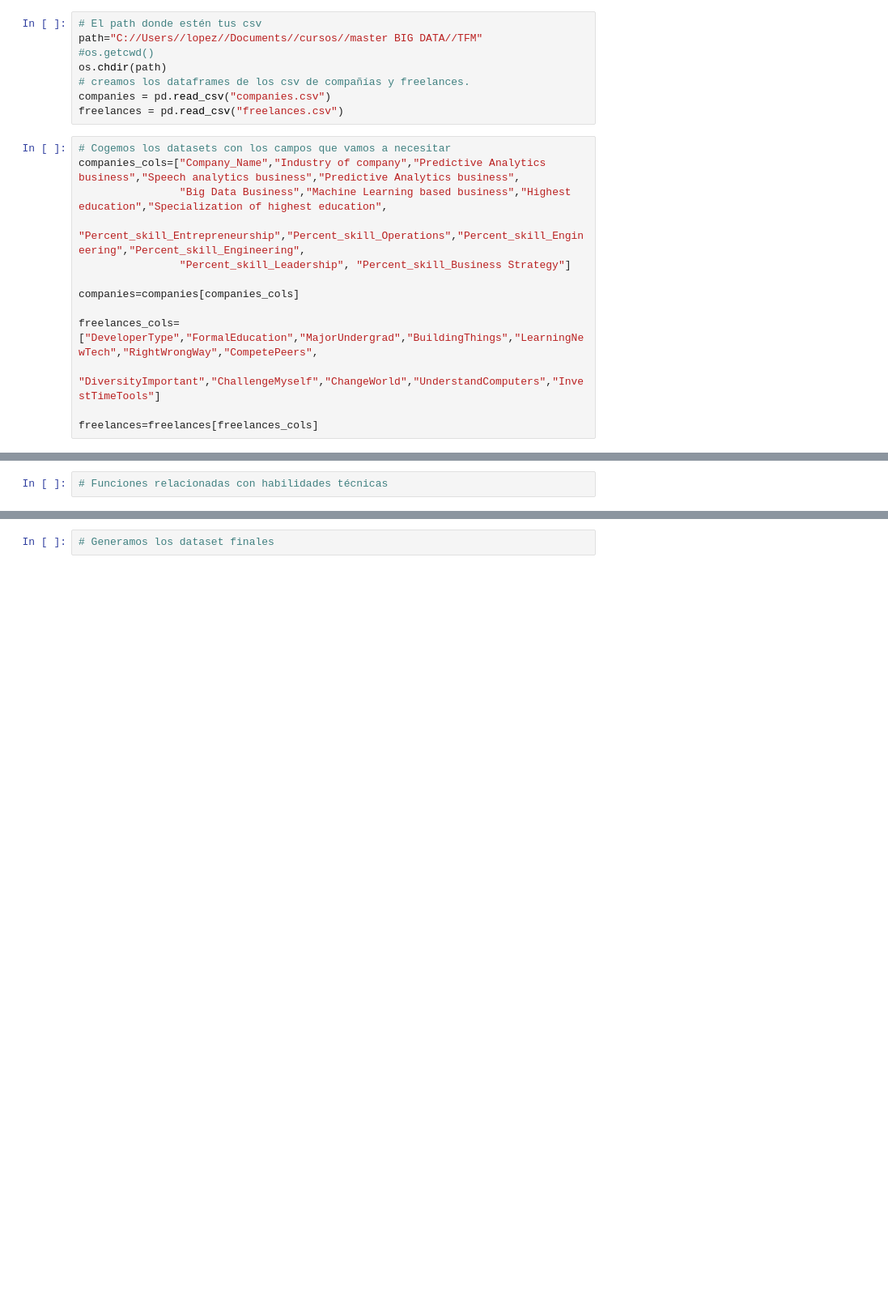
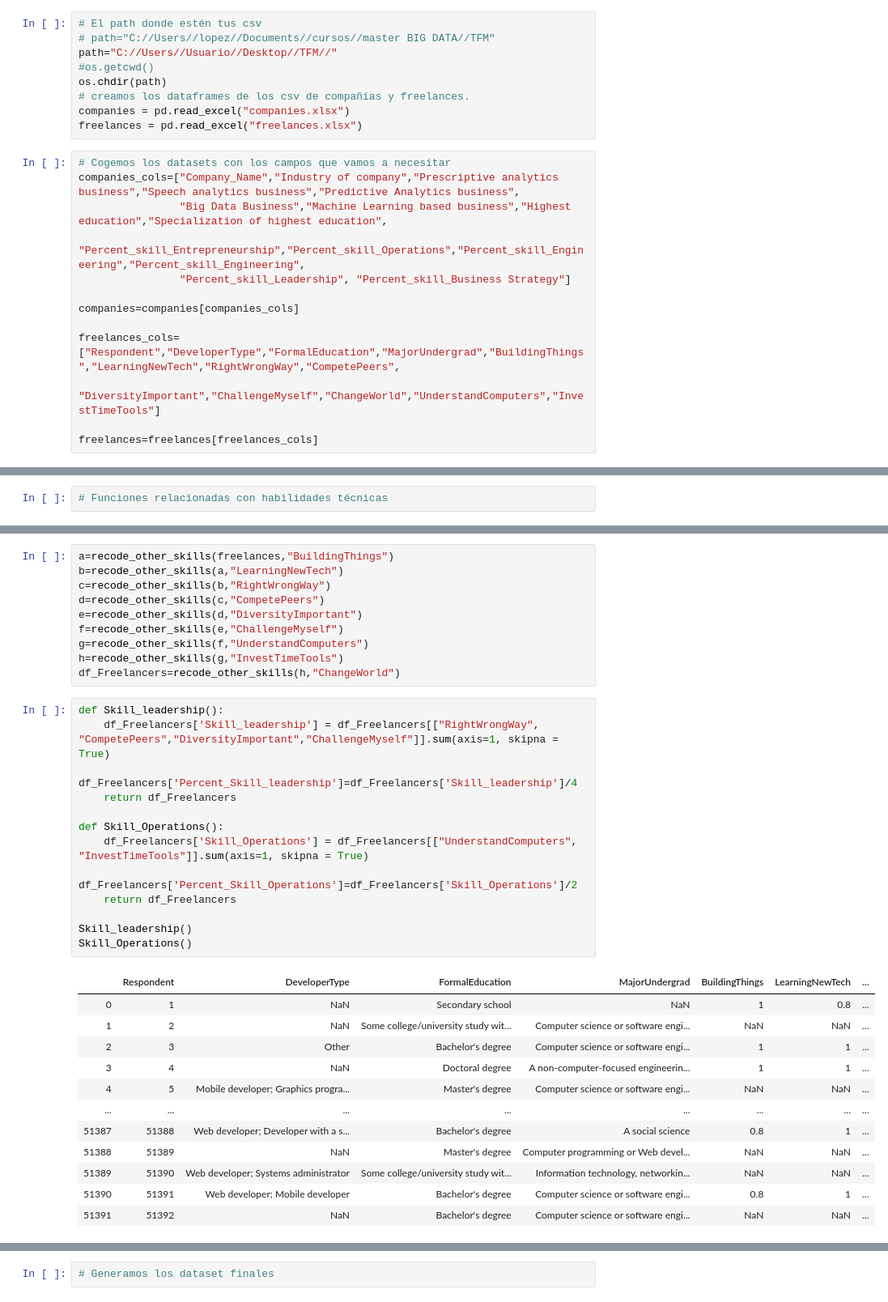
Before and after one commit to Cmarinoc/TFM_Startups, a Jupyter notebook: MatchEmpresasFreelances.ipynb, the cells around one changed output, grey strips where cells are left out. Shown at 81% size. Saved outputs shown, nothing was run; the diff lists cells and outputs as text; blank space fills up the shorter version.

```diff
--- a/MatchEmpresasFreelances.ipynb
+++ b/MatchEmpresasFreelances.ipynb
@@ -8,21 +9,22 @@ import sys
 # %%
 # El path donde estén tus csv
-path="C://Users//lopez//Documents//cursos//master BIG DATA//TFM"
+# path="C://Users//lopez//Documents//cursos//master BIG DATA//TFM"
+path="C://Users//Usuario//Desktop//TFM//"
 #os.getcwd()
 os.chdir(path)
 # creamos los dataframes de los csv de compañías y freelances.
-companies = pd.read_csv("companies.csv")
-freelances = pd.read_csv("freelances.csv")
+companies = pd.read_excel("companies.xlsx")
+freelances = pd.read_excel("freelances.xlsx")
 # %%
 # Cogemos los datasets con los campos que vamos a necesitar
-companies_cols=["Company_Name","Industry of company","Predictive Analytics business","Speech analytics business","Predictive Analytics business",
+companies_cols=["Company_Name","Industry of company","Prescriptive analytics business","Speech analytics business","Predictive Analytics business",
                 "Big Data Business","Machine Learning based business","Highest education","Specialization of highest education",
                 "Percent_skill_Entrepreneurship","Percent_skill_Operations","Percent_skill_Engineering","Percent_skill_Engineering",
                 "Percent_skill_Leadership", "Percent_skill_Business Strategy"]
 
 companies=companies[companies_cols]
 
-freelances_cols=["DeveloperType","FormalEducation","MajorUndergrad","BuildingThings","LearningNewTech","RightWrongWay","CompetePeers",
+freelances_cols=["Respondent","DeveloperType","FormalEducation","MajorUndergrad","BuildingThings","LearningNewTech","RightWrongWay","CompetePeers",
                 "DiversityImportant","ChallengeMyself","ChangeWorld","UnderstandComputers","InvestTimeTools"]
 
 freelances=freelances[freelances_cols]
@@ -87,0 +258,36 @@ def recode_education(df_freelance,col_freelance):
+# %%
+a=recode_other_skills(freelances,"BuildingThings")
+b=recode_other_skills(a,"LearningNewTech")
+c=recode_other_skills(b,"RightWrongWay")
+d=recode_other_skills(c,"CompetePeers")
+e=recode_other_skills(d,"DiversityImportant")
+f=recode_other_skills(e,"ChallengeMyself")
+g=recode_other_skills(f,"UnderstandComputers")
+h=recode_other_skills(g,"InvestTimeTools")
+df_Freelancers=recode_other_skills(h,"ChangeWorld")
+# %%
+def Skill_leadership():
+    df_Freelancers['Skill_leadership'] = df_Freelancers[["RightWrongWay", "CompetePeers","DiversityImportant","ChallengeMyself"]].sum(axis=1, skipna = True)
+    df_Freelancers['Percent_Skill_leadership']=df_Freelancers['Skill_leadership']/4
+    return df_Freelancers
+
+def Skill_Operations():
+    df_Freelancers['Skill_Operations'] = df_Freelancers[["UnderstandComputers", "InvestTimeTools"]].sum(axis=1, skipna = True)
+    df_Freelancers['Percent_Skill_Operations']=df_Freelancers['Skill_Operations']/2
+    return df_Freelancers
+
+Skill_leadership()
+Skill_Operations()
+# %% [output]
+|  | Respondent | DeveloperType | FormalEducation | MajorUndergrad | BuildingThings | LearningNewTech | ... |
+| 0 | 1 | NaN | Secondary school | NaN | 1 | 0.8 | ... |
+| 1 | 2 | NaN | Some college/university study wit... | Computer science or software engi... | NaN | NaN | ... |
+| 2 | 3 | Other | Bachelor's degree | Computer science or software engi... | 1 | 1 | ... |
+| 3 | 4 | NaN | Doctoral degree | A non-computer-focused engineerin... | 1 | 1 | ... |
+| 4 | 5 | Mobile developer; Graphics progra... | Master's degree | Computer science or software engi... | NaN | NaN | ... |
+| ... | ... | ... | ... | ... | ... | ... | ... |
+| 51387 | 51388 | Web developer; Developer with a s... | Bachelor's degree | A social science | 0.8 | 1 | ... |
+| 51388 | 51389 | NaN | Master's degree | Computer programming or Web devel... | NaN | NaN | ... |
+| 51389 | 51390 | Web developer; Systems administrator | Some college/university study wit... | Information technology, networkin... | NaN | NaN | ... |
+| 51390 | 51391 | Web developer; Mobile developer | Bachelor's degree | Computer science or software engi... | 0.8 | 1 | ... |
+| 51391 | 51392 | NaN | Bachelor's degree | Computer science or software engi... | NaN | NaN | ... |
```
Also changed, not shown: parts of 22 cells of this notebook.
